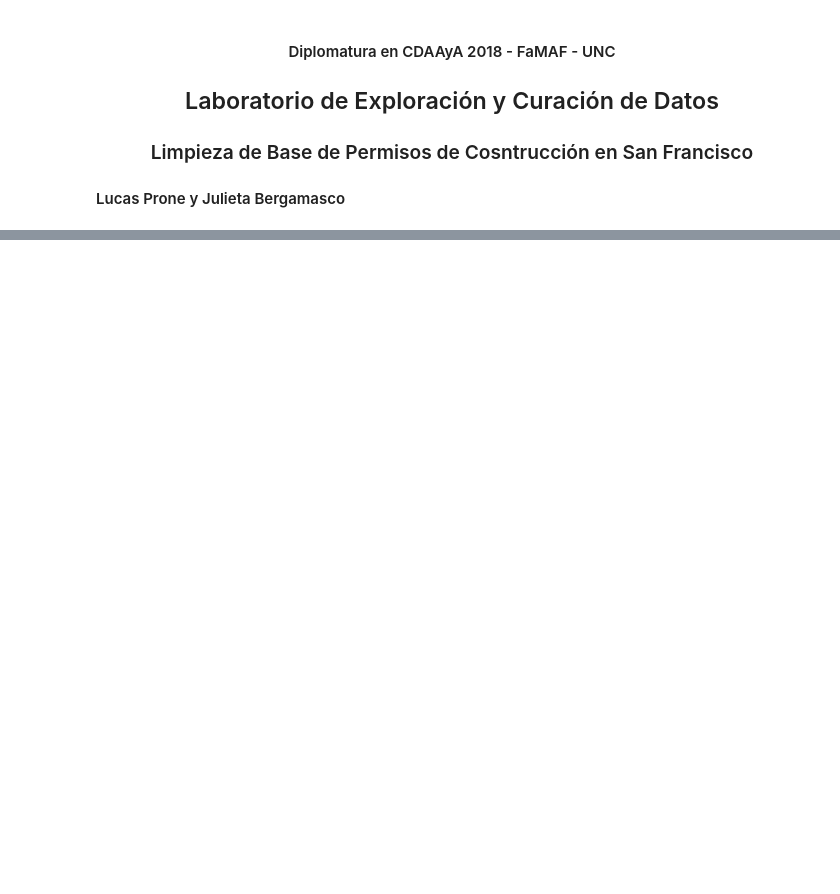
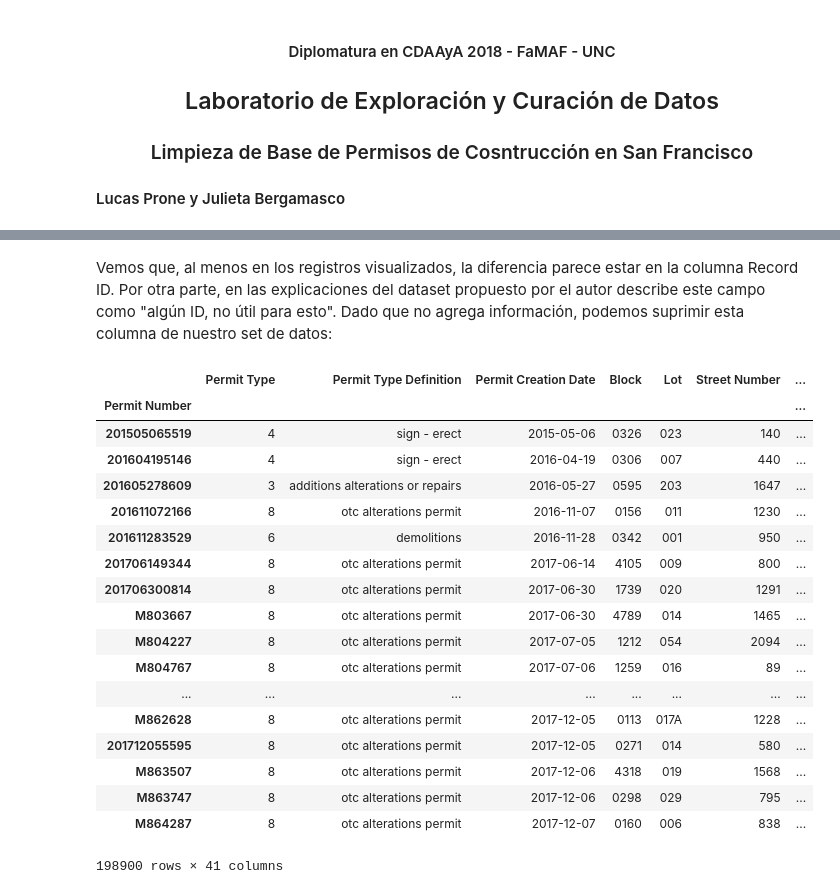
Before and after one commit to lprone/testDocker, a Jupyter notebook: notebooks/Laboratorio - L. Prone y J. Bergamasco.ipynb, the cells around one changed output, grey strips where cells are left out. Drawn from its saved outputs; the diff is of its cells as text; code cells hidden in the pictures; blank space fills up the shorter version.

```diff
--- a/notebooks/Laboratorio - L. Prone y J. Bergamasco.ipynb
+++ b/notebooks/Laboratorio - L. Prone y J. Bergamasco.ipynb
@@ -26,0 +367,40 @@ data.head(2)
+# %% [markdown]
+Vemos que, al menos en los registros visualizados, la diferencia parece estar en la columna Record ID. Por otra parte, en las explicaciones del dataset propuesto por el autor describe este campo como "algún ID, no útil para esto". Dado que no agrega información, podemos suprimir esta columna de nuestro set de datos:
+# %%
+data_ind.columns
+
+data_ind = data_ind[['Permit Type', 'Permit Type Definition', 'Permit Creation Date',
+       'Block', 'Lot', 'Street Number', 'Street Number Suffix', 'Street Name',
+       'Street Suffix', 'Unit', 'Unit Suffix', 'Description', 'Current Status',
+       'Current Status Date', 'Filed Date', 'Issued Date', 'Completed Date',
+       'First Construction Document Date', 'Structural Notification',
+       'Number of Existing Stories', 'Number of Proposed Stories',
+       'Voluntary Soft-Story Retrofit', 'Fire Only Permit',
+       'Permit Expiration Date', 'Estimated Cost', 'Revised Cost',
+       'Existing Use', 'Existing Units', 'Proposed Use', 'Proposed Units',
+       'Plansets', 'TIDF Compliance', 'Existing Construction Type',
+       'Existing Construction Type Description', 'Proposed Construction Type',
+       'Proposed Construction Type Description', 'Site Permit',
+       'Supervisor District', 'Neighborhoods - Analysis Boundaries', 'Zipcode',
+       'Location']]
+data_ind
+# %% [output]
+|  | Permit Type | Permit Type Definition | Permit Creation Date | Block | Lot | Street Number | ... |
+| Permit Number |  |  |  |  |  |  | ... |
+| 201505065519 | 4 | sign - erect | 2015-05-06 | 0326 | 023 | 140 | ... |
+| 201604195146 | 4 | sign - erect | 2016-04-19 | 0306 | 007 | 440 | ... |
+| 201605278609 | 3 | additions alterations or repairs | 2016-05-27 | 0595 | 203 | 1647 | ... |
+| 201611072166 | 8 | otc alterations permit | 2016-11-07 | 0156 | 011 | 1230 | ... |
+| 201611283529 | 6 | demolitions | 2016-11-28 | 0342 | 001 | 950 | ... |
+| 201706149344 | 8 | otc alterations permit | 2017-06-14 | 4105 | 009 | 800 | ... |
+| 201706300814 | 8 | otc alterations permit | 2017-06-30 | 1739 | 020 | 1291 | ... |
+| M803667 | 8 | otc alterations permit | 2017-06-30 | 4789 | 014 | 1465 | ... |
+| M804227 | 8 | otc alterations permit | 2017-07-05 | 1212 | 054 | 2094 | ... |
+| M804767 | 8 | otc alterations permit | 2017-07-06 | 1259 | 016 | 89 | ... |
+| ... | ... | ... | ... | ... | ... | ... | ... |
+| M862628 | 8 | otc alterations permit | 2017-12-05 | 0113 | 017A | 1228 | ... |
+| 201712055595 | 8 | otc alterations permit | 2017-12-05 | 0271 | 014 | 580 | ... |
+| M863507 | 8 | otc alterations permit | 2017-12-06 | 4318 | 019 | 1568 | ... |
+| M863747 | 8 | otc alterations permit | 2017-12-06 | 0298 | 029 | 795 | ... |
+| M864287 | 8 | otc alterations permit | 2017-12-07 | 0160 | 006 | 838 | ... |
+198900 rows × 41 columns
```
Also changed, not shown: parts of 59 cells of this notebook, 16 other files.
